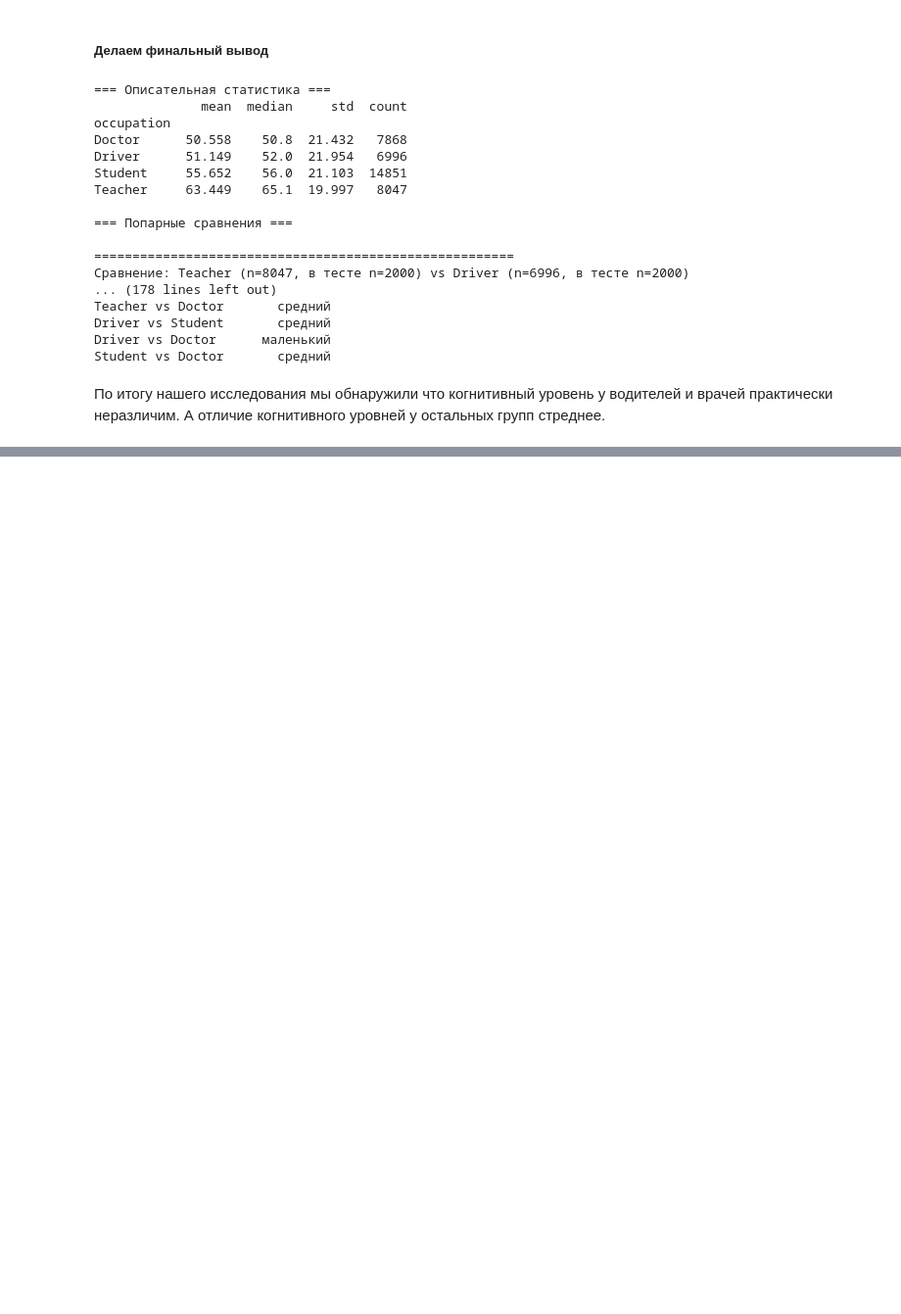
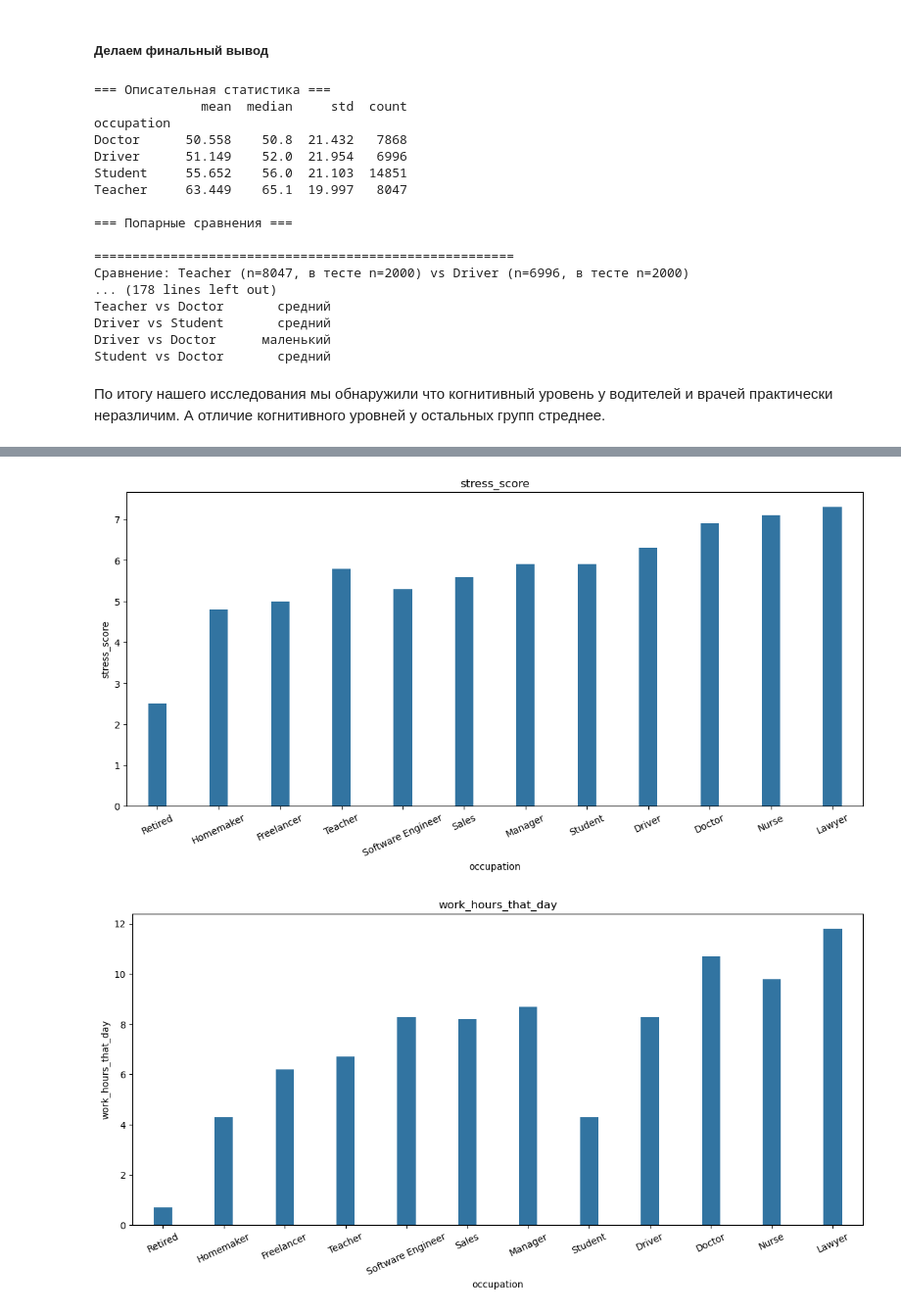
Before and after one commit to mello-bit/MS-Analysis-of-influence-sleep-durations-on-life-performance, a Jupyter notebook: analysis.ipynb, the cells around one changed output, grey strips where cells are left out. Shown at 98% size. Cells and saved outputs as stored; diff of their text form; code cells hidden in the pictures; blank space fills up the shorter version.

```diff
--- a/analysis.ipynb
+++ b/analysis.ipynb
@@ -559,0 +652,8 @@ Student vs Doctor       средний
+# %%
+# Проверяем через stress_score и work_hours_that_day
+autonomy_check = (df.groupby('occupation')
+                    [['stress_score', 'work_hours_that_day',
+                      'sleep_duration_hrs', 'cognitive_performance_score']]
+                    .median()
+                    .sort_values('cognitive_performance_score', ascending=False))
+autonomy_check.round(2)
@@ -559,0 +675,23 @@ Student vs Doctor       средний
+# %%
+
+
+for i in range(len(autonomy_check.columns.tolist())):
+    fig, axes = plt.subplots(1, 1, figsize=(14, 6))
+    sns.barplot(
+        data=autonomy_check,
+        x="occupation",
+        y=autonomy_check.columns.tolist()[i],
+        ax=axes, width=0.3,
+
+    )
+    axes.set_title(autonomy_check.columns.tolist()[i])
+    plt.xticks(rotation=25)
+
+# sns.barplot(
+#     data=autonomy_check,
+#     x="occupation",
+#     y="work",
+#     ax=axes[0], width=0.5)
+# %% [output]
+[figure, added]
+[figure, added]
```
Also changed, not shown: parts of 11 cells of this notebook.
